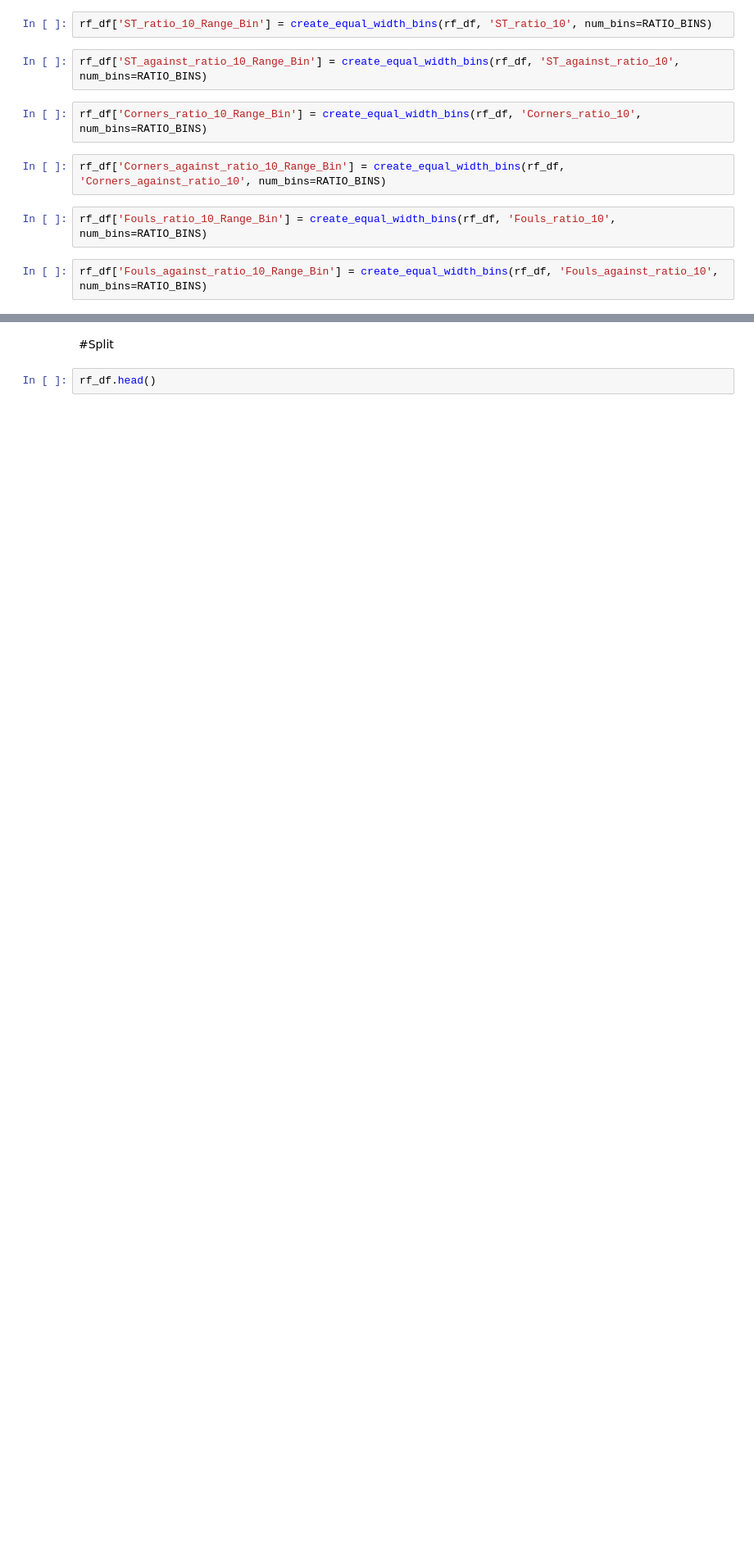
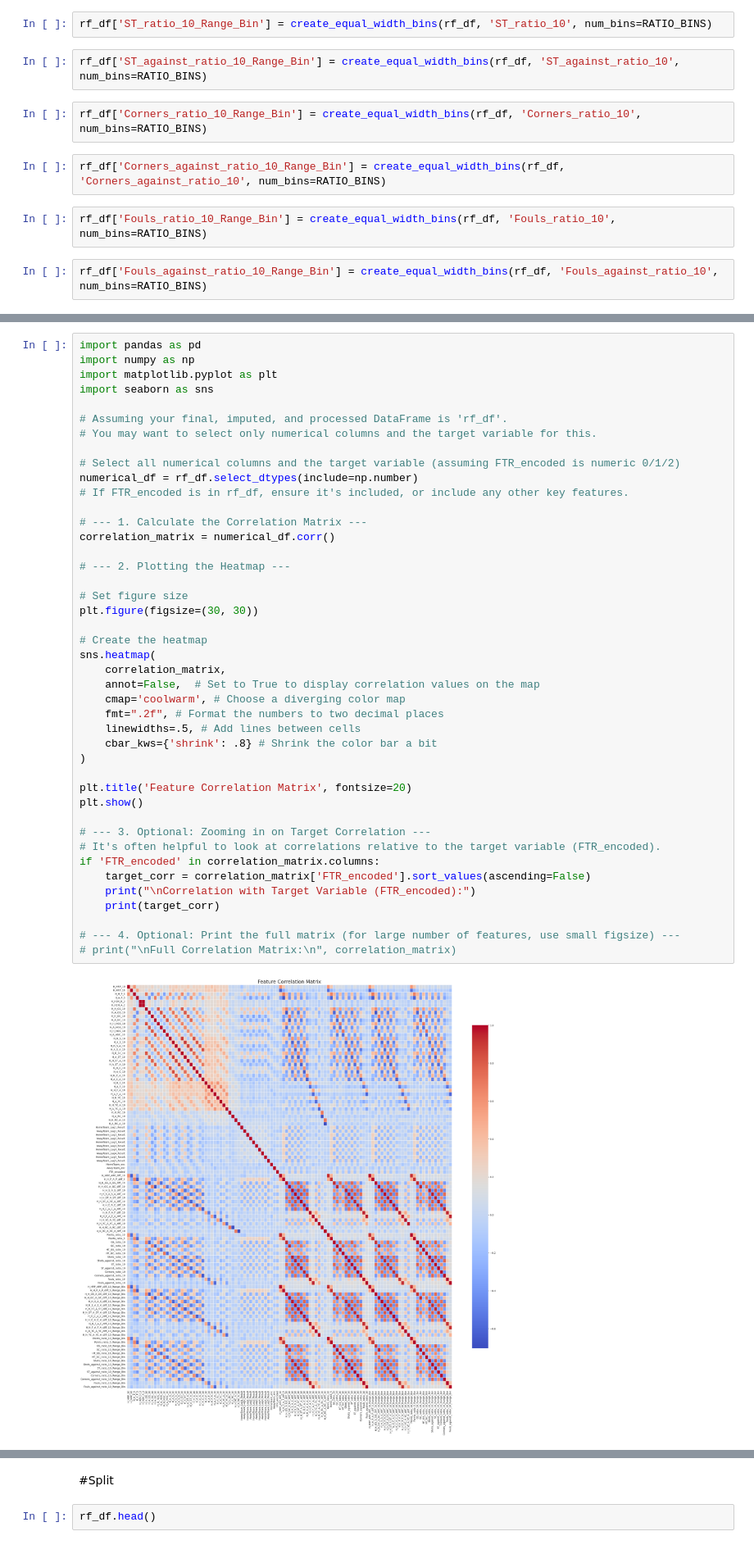
Before and after one commit to venti-sei/Bet26, a Jupyter notebook: random_forest_classification_New.ipynb, the cells around one changed output, grey strips where cells are left out. Shown at 82% size. Saved outputs shown, nothing was run; the diff lists cells and outputs as text; blank space fills up the shorter version.

Commit message:
Added correlation plot

```diff
--- a/random_forest_classification_New.ipynb
+++ b/random_forest_classification_New.ipynb
@@ -1156,0 +1107,45 @@ except NameError:
+# %%
+import pandas as pd
+import numpy as np
+import matplotlib.pyplot as plt
+import seaborn as sns
+
+# Assuming your final, imputed, and processed DataFrame is 'rf_df'.
+# You may want to select only numerical columns and the target variable for this.
+
+# Select all numerical columns and the target variable (assuming FTR_encoded is numeric 0/1/2)
+numerical_df = rf_df.select_dtypes(include=np.number)
+# If FTR_encoded is in rf_df, ensure it's included, or include any other key features.
+
+# --- 1. Calculate the Correlation Matrix ---
+correlation_matrix = numerical_df.corr()
+
+# --- 2. Plotting the Heatmap ---
+
+# Set figure size
+plt.figure(figsize=(30, 30))
+
+# Create the heatmap
+sns.heatmap(
+    correlation_matrix,
+    annot=False,  # Set to True to display correlation values on the map
+    cmap='coolwarm', # Choose a diverging color map
+    fmt=".2f", # Format the numbers to two decimal places
+    linewidths=.5, # Add lines between cells
+    cbar_kws={'shrink': .8} # Shrink the color bar a bit
+)
+
+plt.title('Feature Correlation Matrix', fontsize=20)
+plt.show()
+
+# --- 3. Optional: Zooming in on Target Correlation ---
+# It's often helpful to look at correlations relative to the target variable (FTR_encoded).
+if 'FTR_encoded' in correlation_matrix.columns:
+    target_corr = correlation_matrix['FTR_encoded'].sort_values(ascending=False)
+    print("\nCorrelation with Target Variable (FTR_encoded):")
+    print(target_corr)
+
+# --- 4. Optional: Print the full matrix (for large number of features, use small figsize) ---
+# print("\nFull Correlation Matrix:\n", correlation_matrix)
+# %% [output]
+[figure, added]
```
Also changed, not shown: parts of 15 cells of this notebook.
